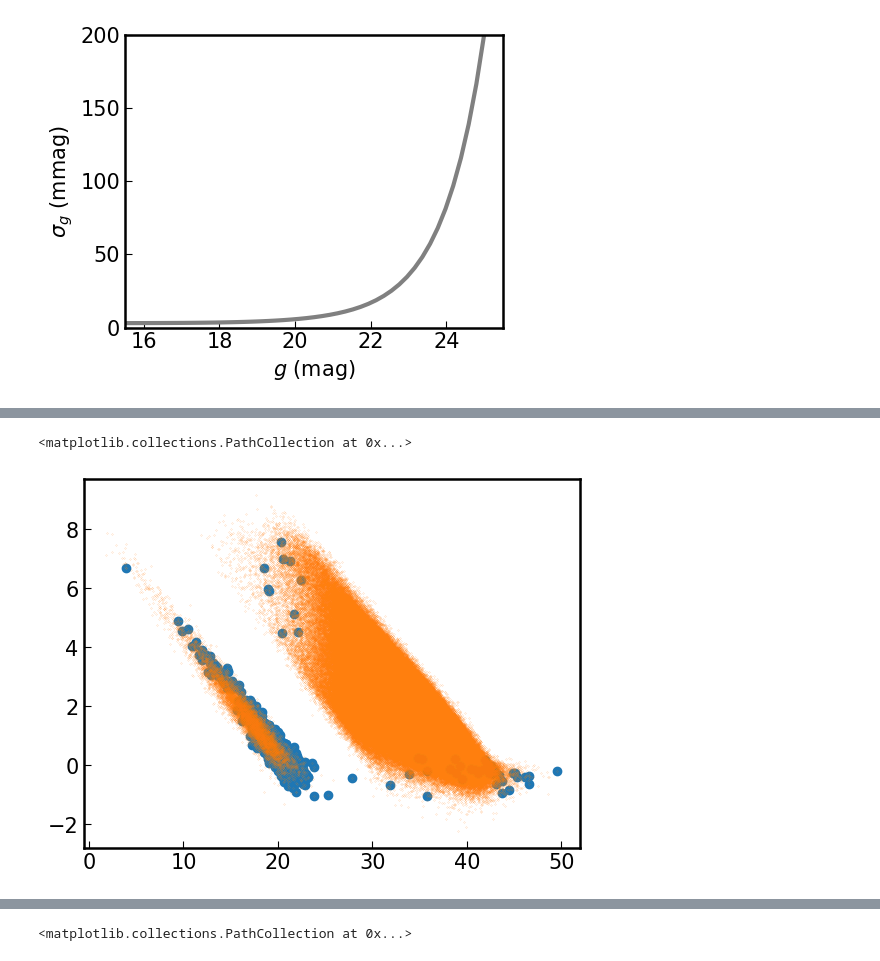
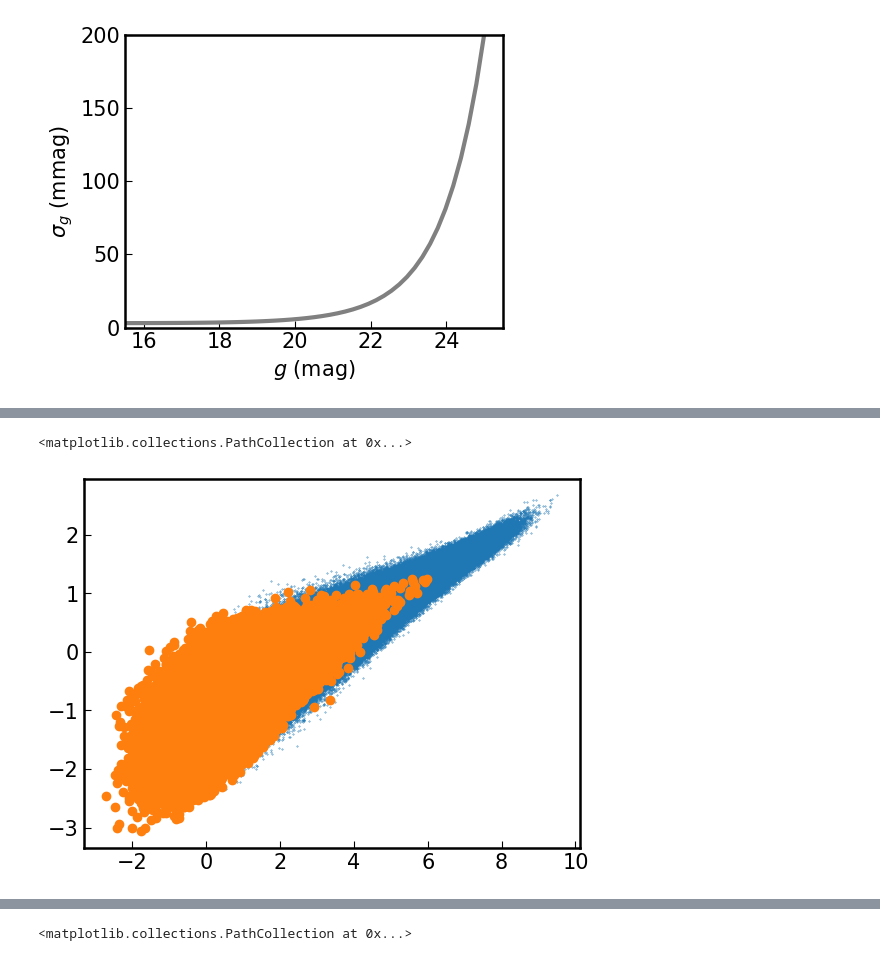
Before and after one commit to burke86/imbh_forecast, a Jupyter notebook: forecast.ipynb, the cells around one changed output, grey strips where cells are left out. Drawn from its saved outputs; the diff is of its cells as text; code cells hidden in the pictures.

```diff
--- a/forecast.ipynb
+++ b/forecast.ipynb
@@ -134,8 +161,3 @@ fig.tight_layout()
 fig.savefig('phprec.pdf', dpi=300)
 # %% [output]
 [figure]
-# %%
-mask = (s[f'sigma_var'] > 3)
-mag = s[f'lc_{band}'][mask][4]
-plt.errorbar(t_rest, mag, yerr=pm_prec(mag))
-calc_sigma_var(np.array([mag]), np.array([pm_prec(mag)]))
@@ -172,7 +192,7 @@ from statsmodels.stats.diagnostic import acorr_ljungbox
 
 nbootstrap = pars['nbootstrap']
 
-ndraws = 1000000
+ndraws = 10000000
 s['sigma_var'] = np.full([nbootstrap, ndraws], np.nan)
 #sigma_lb = np.full([nbootstrap, ndraws], np.nan)
 
@@ -270,6 +367,6 @@ plt.scatter(s[f'm_{band}'][mask_nan], np.log10(s[f'lambda_draw'][mask_nan]), s=.
 # %%
-plt.scatter(s[f'm_{band}'][mask_nan & mask_var], np.log10(s[f'M_BH_draw'][mask_nan & mask_var].value))
-plt.scatter(s[f'm_{band}'][mask_nan], np.log10(s[f'M_BH_draw'][mask_nan].value), s=.01)
+plt.scatter(np.log10(s[f'M_BH_draw'][mask_mag].value), np.log10(s[f'tau_RF_{band}'][mask_mag]), s=.1)
+plt.scatter(np.log10(s[f'M_BH_draw'][mask_mag & mask_var].value), np.log10(s[f'tau_RF_{band}'][mask_mag & mask_var]))
 # %% [output]
 <matplotlib.collections.PathCollection at 0x...>
-[figure, old version]
+[figure, new version]
```
Also changed, not shown: parts of 35 cells of this notebook, 1 other file.
